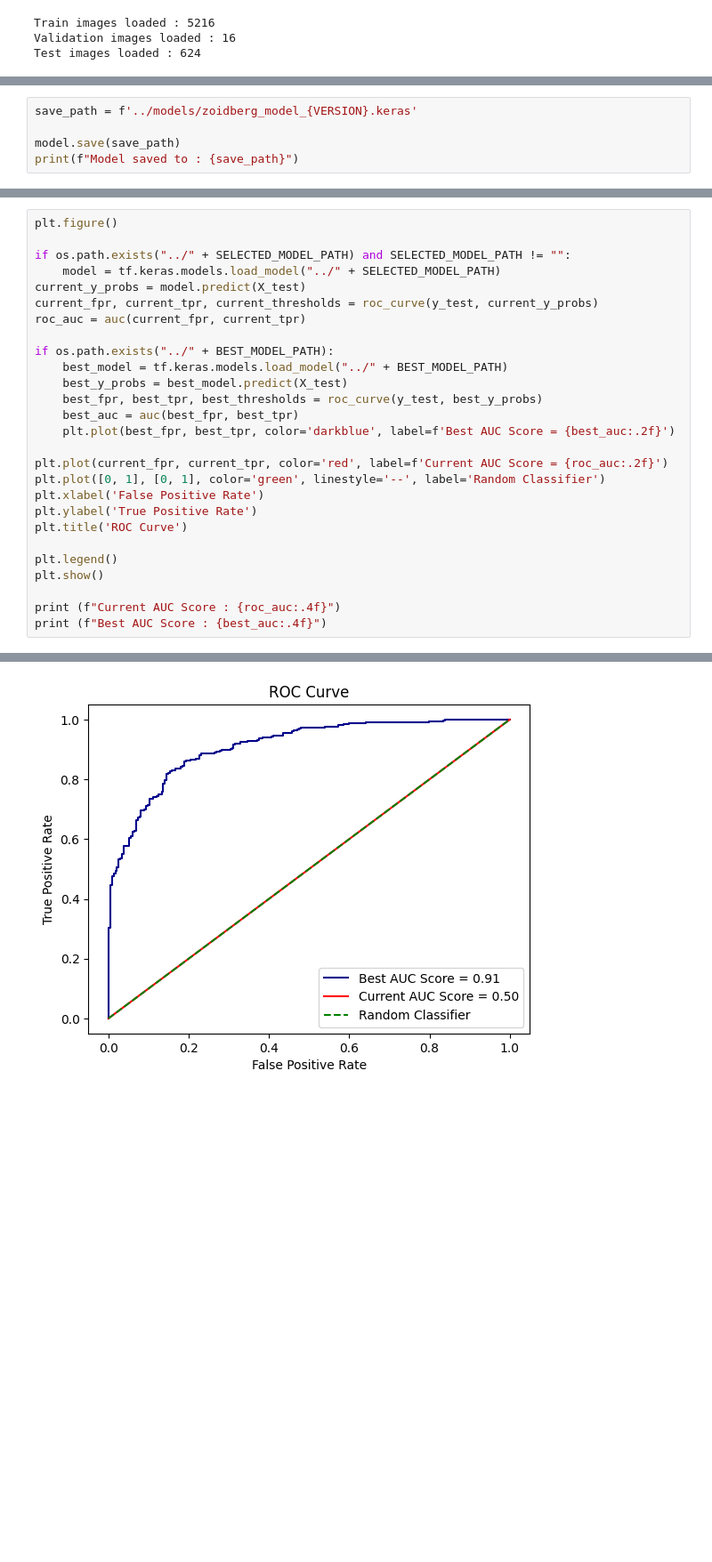
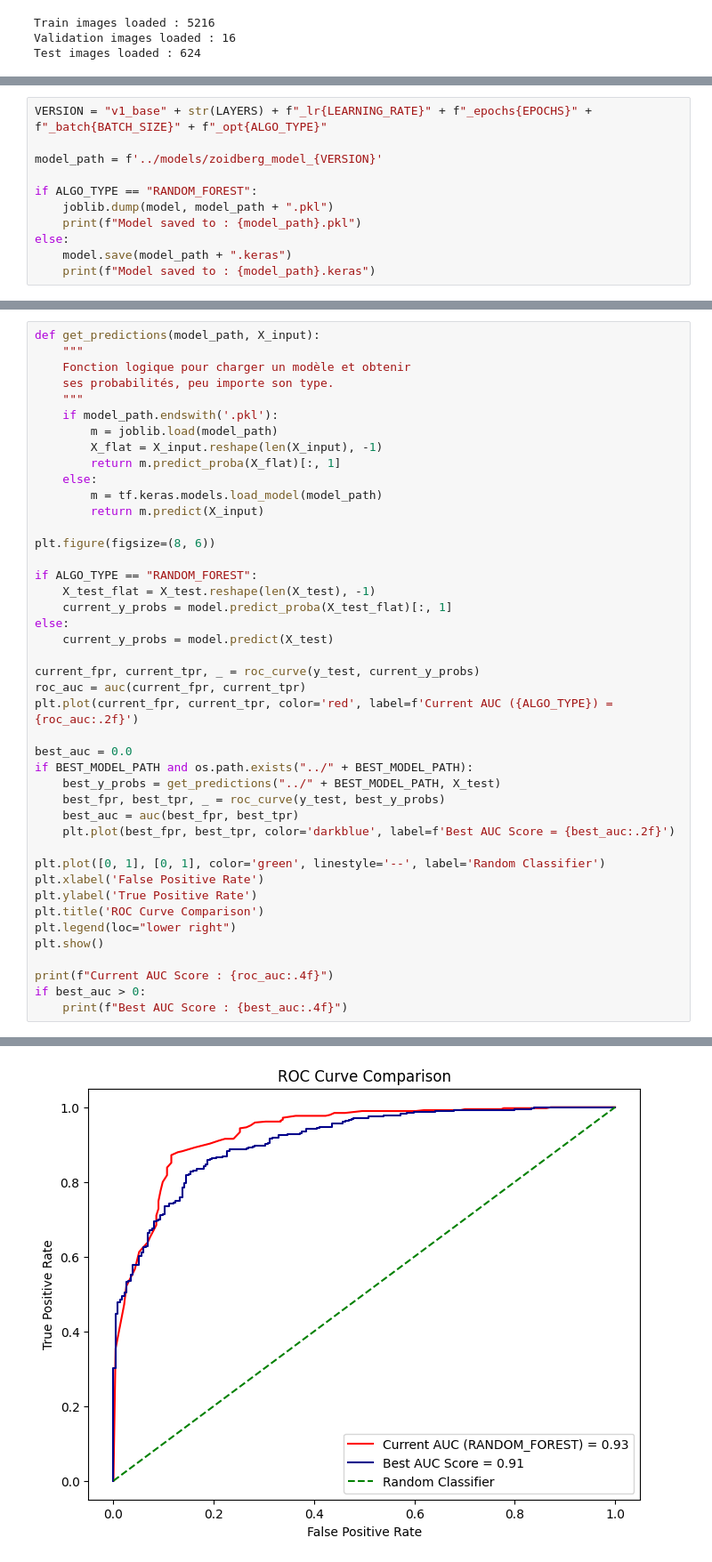
Before and after one commit to Qua-9-9-1/Zoidberg, a Jupyter notebook: notebooks/Zoidberg.ipynb, the cells around one changed output, grey strips where cells are left out. Shown at 89% size. Drawn from its saved outputs; the diff is of its cells as text; blank space fills up the shorter version.

```diff
--- a/notebooks/Zoidberg.ipynb
+++ b/notebooks/Zoidberg.ipynb
@@ -353,6 +291,12 @@ Epoch 20/20
 # %%
-save_path = f'../models/zoidberg_model_{VERSION}.keras'
+VERSION = "v1_base" + str(LAYERS) + f"_lr{LEARNING_RATE}" + f"_epochs{EPOCHS}" + f"_batch{BATCH_SIZE}" + f"_opt{ALGO_TYPE}"
 
-model.save(save_path)
-print(f"Model saved to : {save_path}")
+model_path = f'../models/zoidberg_model_{VERSION}'
+
+if ALGO_TYPE == "RANDOM_FOREST":
+    joblib.dump(model, model_path + ".pkl")
+    print(f"Model saved to : {model_path}.pkl")
+else:
+    model.save(model_path + ".keras")
+    print(f"Model saved to : {model_path}.keras")
 # %% [output]
@@ -385,29 +317,45 @@ md("""
 # %%
-plt.figure()
+def get_predictions(model_path, X_input):
+    """
+    Fonction logique pour charger un modèle et obtenir
+    ses probabilités, peu importe son type.
+    """
+    if model_path.endswith('.pkl'):
+        m = joblib.load(model_path)
+        X_flat = X_input.reshape(len(X_input), -1)
+        return m.predict_proba(X_flat)[:, 1]
+    else:
+        m = tf.keras.models.load_model(model_path)
+        return m.predict(X_input)
 
-if os.path.exists("../" + SELECTED_MODEL_PATH) and SELECTED_MODEL_PATH != "":
-    model = tf.keras.models.load_model("../" + SELECTED_MODEL_PATH)
-current_y_probs = model.predict(X_test)
-current_fpr, current_tpr, current_thresholds = roc_curve(y_test, current_y_probs)
+plt.figure(figsize=(8, 6))
+
+if ALGO_TYPE == "RANDOM_FOREST":
+    X_test_flat = X_test.reshape(len(X_test), -1)
+    current_y_probs = model.predict_proba(X_test_flat)[:, 1]
+else:
+    current_y_probs = model.predict(X_test)
+
+current_fpr, current_tpr, _ = roc_curve(y_test, current_y_probs)
 roc_auc = auc(current_fpr, current_tpr)
+plt.plot(current_fpr, current_tpr, color='red', label=f'Current AUC ({ALGO_TYPE}) = {roc_auc:.2f}')
 
-if os.path.exists("../" + BEST_MODEL_PATH):
-    best_model = tf.keras.models.load_model("../" + BEST_MODEL_PATH)
-    best_y_probs = best_model.predict(X_test)
-    best_fpr, best_tpr, best_thresholds = roc_curve(y_test, best_y_probs)
+best_auc = 0.0
+if BEST_MODEL_PATH and os.path.exists("../" + BEST_MODEL_PATH):
+    best_y_probs = get_predictions("../" + BEST_MODEL_PATH, X_test)
+    best_fpr, best_tpr, _ = roc_curve(y_test, best_y_probs)
     best_auc = auc(best_fpr, best_tpr)
     plt.plot(best_fpr, best_tpr, color='darkblue', label=f'Best AUC Score = {best_auc:.2f}')
 
-plt.plot(current_fpr, current_tpr, color='red', label=f'Current AUC Score = {roc_auc:.2f}')
 plt.plot([0, 1], [0, 1], color='green', linestyle='--', label='Random Classifier')
 plt.xlabel('False Positive Rate')
 plt.ylabel('True Positive Rate')
-plt.title('ROC Curve')
-
-plt.legend()
+plt.title('ROC Curve Comparison')
+plt.legend(loc="lower right")
 plt.show()
 
-print (f"Current AUC Score : {roc_auc:.4f}")
-print (f"Best AUC Score : {best_auc:.4f}")
+print(f"Current AUC Score : {roc_auc:.4f}")
+if best_auc > 0:
+    print(f"Best AUC Score : {best_auc:.4f}")
 # %% [output]
 20/20 [==============================] - 0s 2ms/step
@@ -415 +362 @@ print (f"Best AUC Score : {best_auc:.4f}")
-[figure, old version]
+[figure, new version]
```
Also changed, not shown: parts of 9 cells of this notebook.
